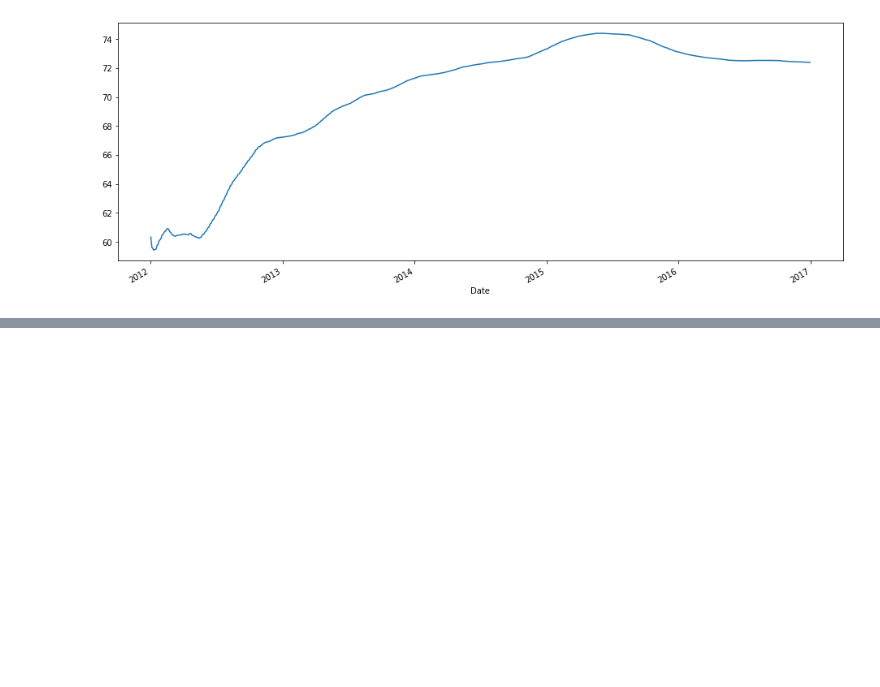
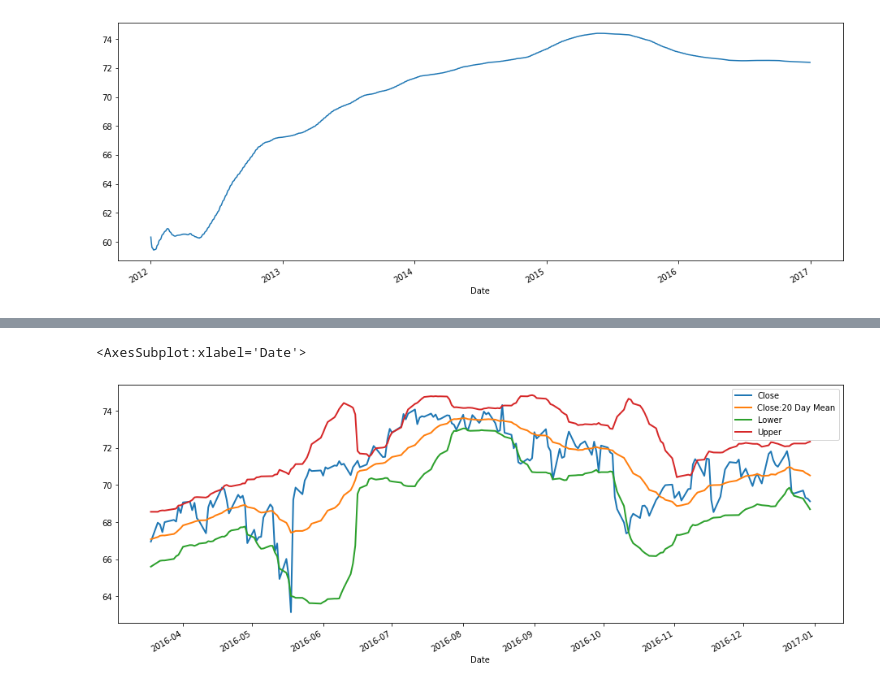
Before and after one commit to AdnenMess/Financial_Analysis, a Jupyter notebook: 06-Pandas_Time_Series/04-Rolling_Expanding.ipynb, the cells around one changed output, grey strips where cells are left out. Cells and saved outputs as stored; diff of their text form; code cells hidden in the pictures; blank space fills up the shorter version.

```diff
--- a/06-Pandas_Time_Series/04-Rolling_Expanding.ipynb
+++ b/06-Pandas_Time_Series/04-Rolling_Expanding.ipynb
@@ -60,0 +67,8 @@ df['Close'].expanding().mean().plot(figsize=(16,6))
+# %%
+df['Close:20 Day Mean'] = df['Close'].rolling(window=20).mean()
+df['Upper'] = df['Close:20 Day Mean'] + 2 * df['Close'].rolling(20).std()
+df['Lower'] = df['Close:20 Day Mean'] - 2 * df['Close'].rolling(20).std()
+df[['Close', 'Close:20 Day Mean', 'Lower', 'Upper']].tail(200).plot(figsize=(16,6), lw=2)
+# %% [output]
+<AxesSubplot:xlabel='Date'>
+[figure, added]
```
Also changed, not shown: parts of 1 cell of this notebook.
